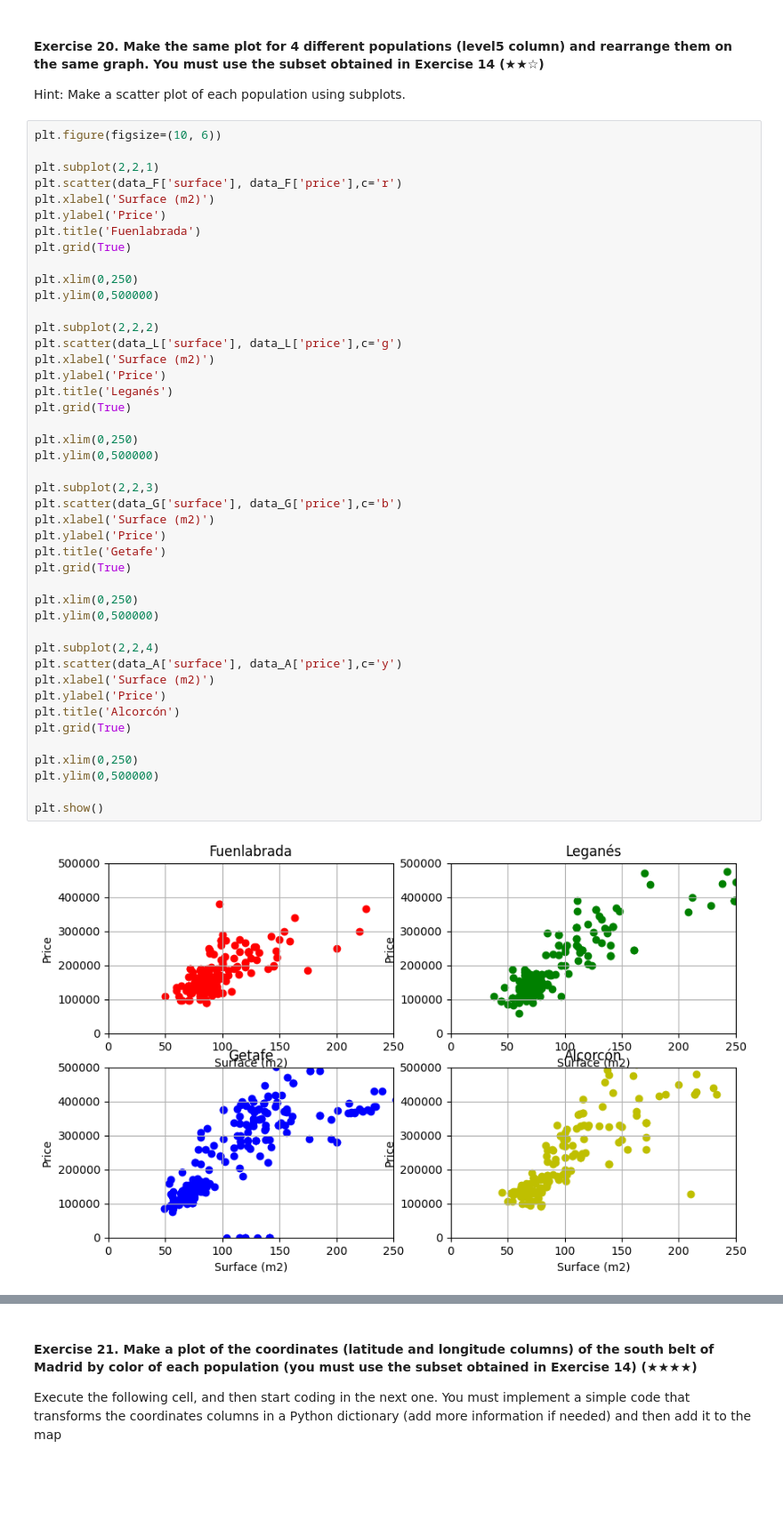
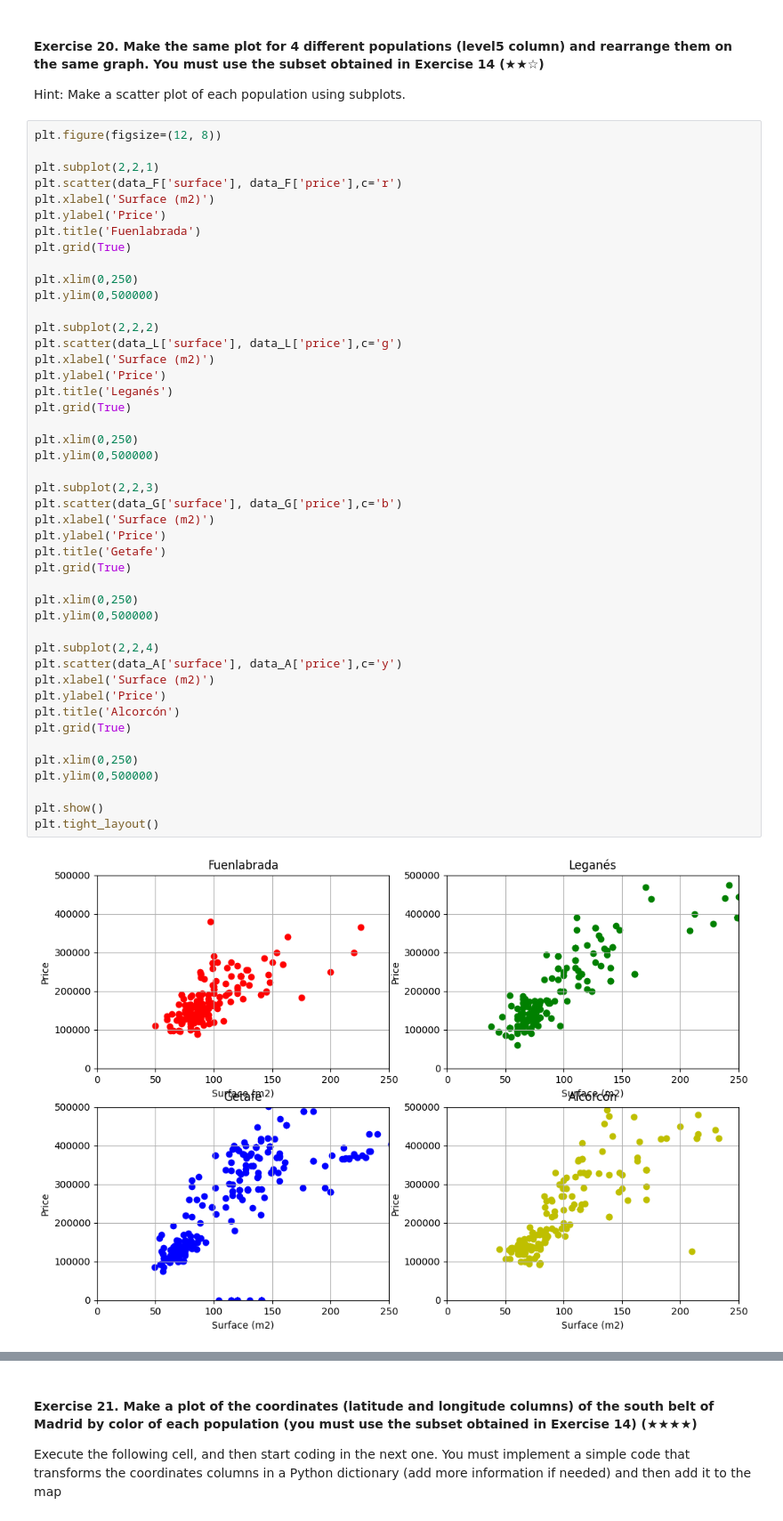
Before and after one commit to remelop03/realestate-datacleanup-exercise, a Jupyter notebook: project.ipynb, the cells around one changed output, grey strips where cells are left out. Shown at 89% size. Saved outputs shown, nothing was run; the diff lists cells and outputs as text; blank space fills up the shorter version.

```diff
--- a/project.ipynb
+++ b/project.ipynb
@@ -403,7 +403,7 @@ The price per square meter in Getafe is lower than in Alcorcón.
 
 Hint: Make a scatter plot of each population using subplots.
 # %%
-plt.figure(figsize=(10, 6))
+plt.figure(figsize=(12, 8))
 
 plt.subplot(2,2,1)
 plt.scatter(data_F['surface'], data_F['price'],c='r')
@@ -420,31 +420,32 @@ plt.scatter(data_L['surface'], data_L['price'],c='g')
 plt.xlabel('Surface (m2)')
 plt.ylabel('Price')
 plt.title('Leganés')
 plt.grid(True)
 
 plt.xlim(0,250)
 plt.ylim(0,500000)
 
 plt.subplot(2,2,3)
 plt.scatter(data_G['surface'], data_G['price'],c='b')
 plt.xlabel('Surface (m2)')
 plt.ylabel('Price')
 plt.title('Getafe')
 plt.grid(True)
 
 plt.xlim(0,250)
 plt.ylim(0,500000)
 
 plt.subplot(2,2,4)
 plt.scatter(data_A['surface'], data_A['price'],c='y')
 plt.xlabel('Surface (m2)')
 plt.ylabel('Price')
 plt.title('Alcorcón')
 plt.grid(True)
 
 plt.xlim(0,250)
 plt.ylim(0,500000)
 
 plt.show()
+plt.tight_layout()
 # %% [output]
-[figure, old version]
+[figure, new version]
```
Also changed, not shown: parts of 1 cell of this notebook.
